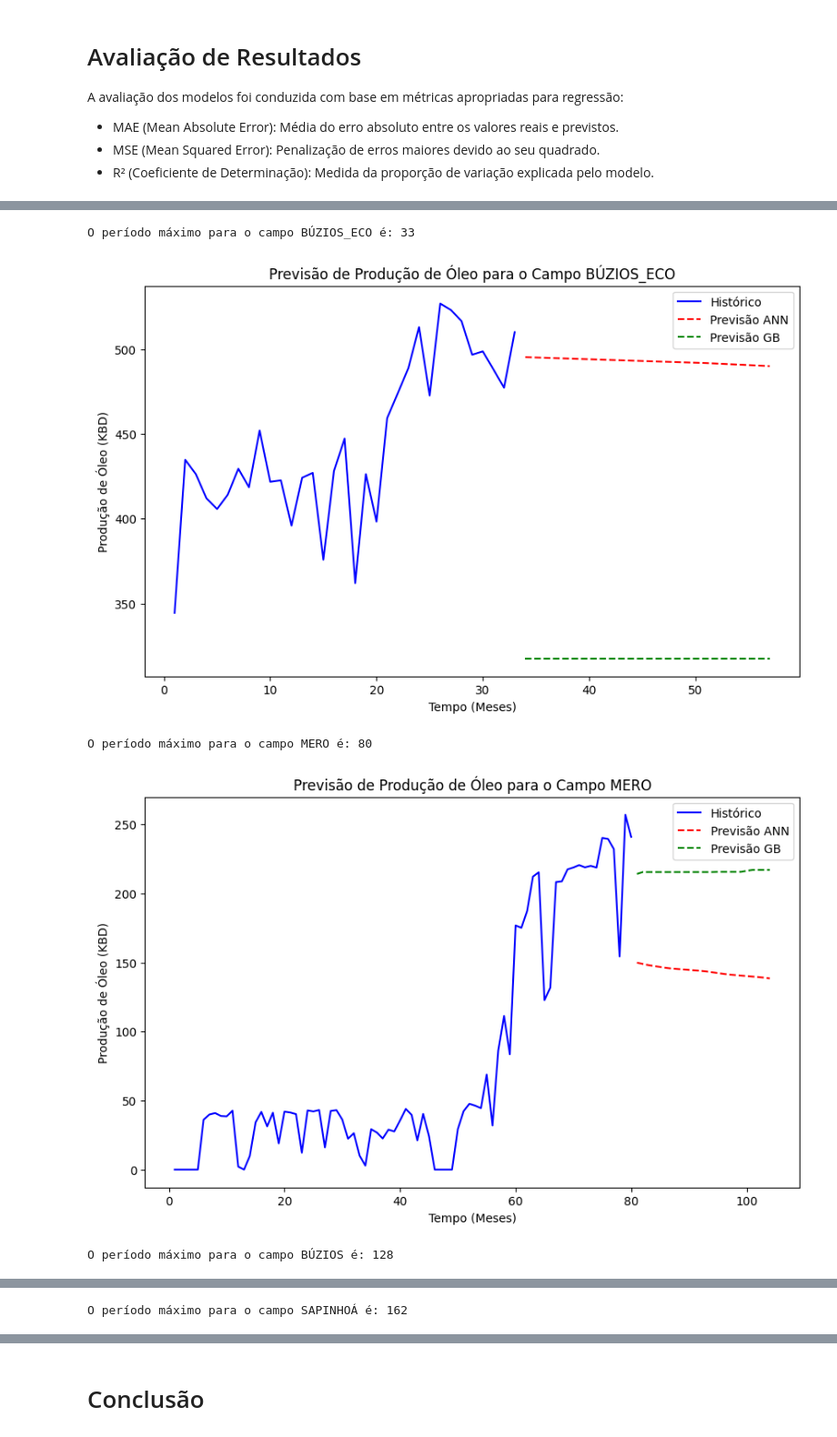
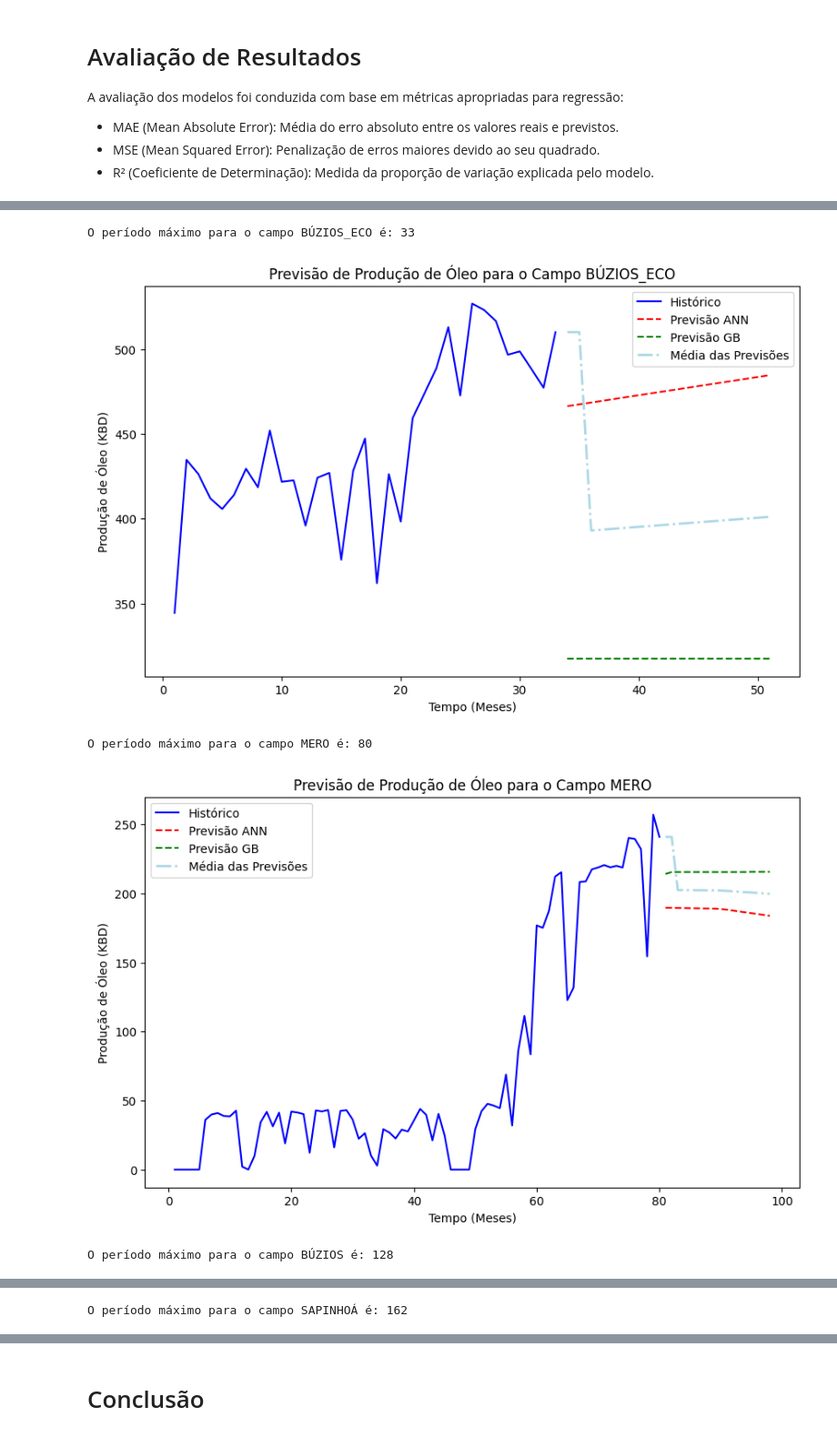
Before and after one commit to brainopensource/datascience-mvp, a Jupyter notebook: MVP_Machine_Learning_&_Analytics.ipynb, the cells around one changed output, grey strips where cells are left out. Shown at 91% size. Saved outputs shown, nothing was run; the diff lists cells and outputs as text; code cells hidden in the pictures.

Commit message:
media dos modelos na previsao

```diff
--- a/MVP_Machine_Learning_&_Analytics.ipynb
+++ b/MVP_Machine_Learning_&_Analytics.ipynb
@@ -1174,7 +1174,7 @@ R2: 0.8548568063184594
 # %%
 # Criando e treinando o modelo de rede neural com múltiplas camadas
 model_ann_b = MLPRegressor(hidden_layer_sizes=(100,),
-                               max_iter=200,
+                               max_iter=100,
                                learning_rate_init=0.001,
                                learning_rate='adaptive',
                                random_state=42)
@@ -1539,5 +1545,7 @@ display(df_combined)
 # %%
-# Gerando previsões para os próximos 24 meses para cada campo
+import numpy as np
+
+# Gerando previsões para os próximos 18 meses para cada campo
 for campo in ['TUPI', 'BÚZIOS_ECO', 'MERO', 'BÚZIOS', 'SAPINHOÁ', 'JUBARTE', 'RONCADOR', 'SÉPIA_ECO', 'PEREGRINO', 'MARLIM SUL']:
     # Filtrando o dataframe para o campo específico
     df_campo = df_fields[df_fields['campo'] == campo]
@@ -1546,11 +1554,11 @@ for campo in ['TUPI', 'BÚZIOS_ECO', 'MERO', 'BÚZIOS', 'SAPINHOÁ', 'JUBARTE',
     periodo_maximo = df_campo['tempo_total_producao_meses'].max()
     print(f"O período máximo para o campo {campo} é: {periodo_maximo}")
 
-    # Criando os dados para os próximos 120 meses
-    num_meses_futuro = 24
+    # Criando os dados para os próximos 18 meses
+    num_meses_futuro = 18
     tempo_total_producao_meses = periodo_maximo + 1  # Tempo inicial (último mês + 1)
 
-    # Criando os dados para prever os próximos 120 meses
+    # Criando os dados para prever os próximos 18 meses
     X_futuro = pd.DataFrame({
         'tempo_total_producao_meses': [tempo_total_producao_meses + i for i in range(num_meses_futuro)],
         'campo': [campo] * num_meses_futuro,  # Repetindo o campo para todos os meses
@@ -1564,17 +1572,44 @@ for campo in ['TUPI', 'BÚZIOS_ECO', 'MERO', 'BÚZIOS', 'SAPINHOÁ', 'JUBARTE',
     # Garantindo que as colunas de X_futuro correspondam exatamente às de X (no caso da codificação)
     X_futuro = X_futuro.reindex(columns=X.columns, fill_value=0)
 
-    # Usando o modelo treinado para fazer a previsão para os próximos 120 meses com a rede neural (ANN)
+    # Usando o modelo treinado para fazer a previsão para os próximos 18 meses com a rede neural (ANN)
     y_futuro_ann = model_ann_c.predict(X_futuro)
 
-    # Usando o modelo treinado para fazer a previsão para os próximos 120 meses com o modelo de Gradient Boosting (GB)
+    # Usando o modelo treinado para fazer a previsão para os próximos 18 meses com o modelo de Gradient Boosting (GB)
     y_futuro_gb = model_gb_c.predict(X_futuro)
 
-    # Exibindo o gráfico com o histórico e as previsões futuras
+    # Calculando a média das previsões dos dois modelos
+    y_futuro_media = (y_futuro_ann + y_futuro_gb) / 2
+
+    # Suavizando a transição entre o último ponto histórico e o primeiro ponto previsto
+    # Adicionando o último valor histórico para suavizar a transição
+    ultimo_valor_historico = df_campo['oleo_kbd_total'].iloc[-1]
+    ultimo_periodo_historico = df_campo['tempo_total_producao_meses'].iloc[-1]
+
+    # Inserindo o último valor histórico antes das previsões (apenas para a previsão combinada)
+    y_futuro_media[0] = ultimo_valor_historico
+
+    # Aplicando interpolação apenas na previsão combinada
+    # Interpolando entre o último valor histórico e o primeiro valor da previsão combinada
+    interpolacao = np.linspace(ultimo_valor_historico, y_futuro_media[0], num=2)
+    y_futuro_media[:2] = interpolacao  # Apenas suavizando os primeiros dois pontos
+
+    # Exibindo o gráfico com o histórico, previsões dos modelos e a média das previsões
     plt.figure(figsize=(10, 6))
+
+    # Gráfico do histórico
     plt.plot(df_campo['tempo_total_producao_meses'], df_campo['oleo_kbd_total'], label='Histórico', color='blue')
+
+    # Gráfico da previsão do modelo ANN
     plt.plot(X_futuro['tempo_total_producao_meses'], y_futuro_ann, label='Previsão ANN', color='red', linestyle='--')
+
+    # Gráfico da previsão do modelo GB
     plt.plot(X_futuro['tempo_total_producao_meses'], y_futuro_gb, label='Previsão GB', color='green', linestyle='--')
+
+    # Gráfico da média das previsões (com a transição suavizada)
+    plt.plot(X_futuro['tempo_total_producao_meses'], y_futuro_media, label='Média das Previsões', color='lightblue', linestyle='-.', linewidth=2)
+
+    # Adicionando detalhes ao gráfico
     plt.xlabel('Tempo (Meses)')
     plt.ylabel('Produção de Óleo (KBD)')
     plt.title(f'Previsão de Produção de Óleo para o Campo {campo}')
@@ -1586,5 +1621,5 @@ O período máximo para o campo TUPI é: 182
 O período máximo para o campo BÚZIOS_ECO é: 33
-[figure, old version]
+[figure, new version]
 O período máximo para o campo MERO é: 80
-[figure, old version]
+[figure, new version]
 O período máximo para o campo BÚZIOS é: 128
```
Also changed, not shown: parts of 11 cells of this notebook.
